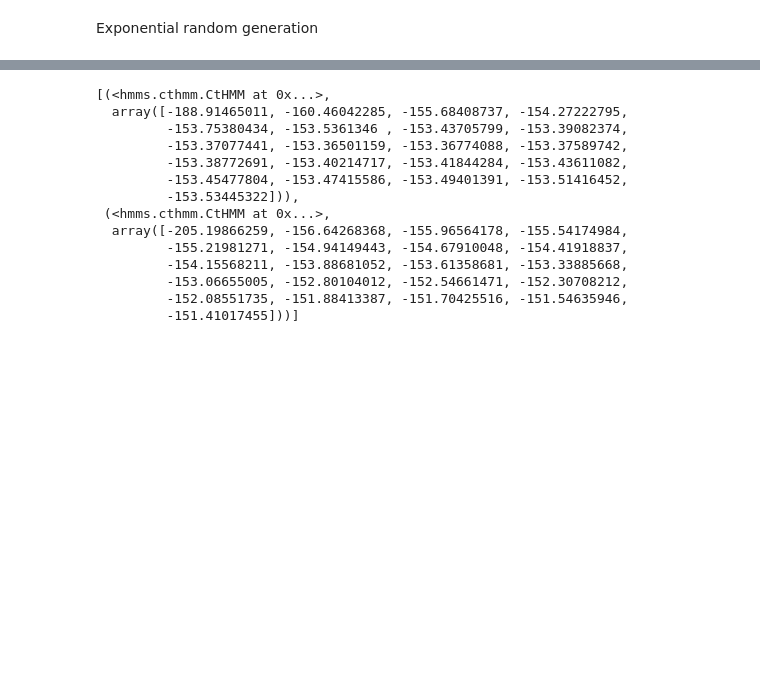
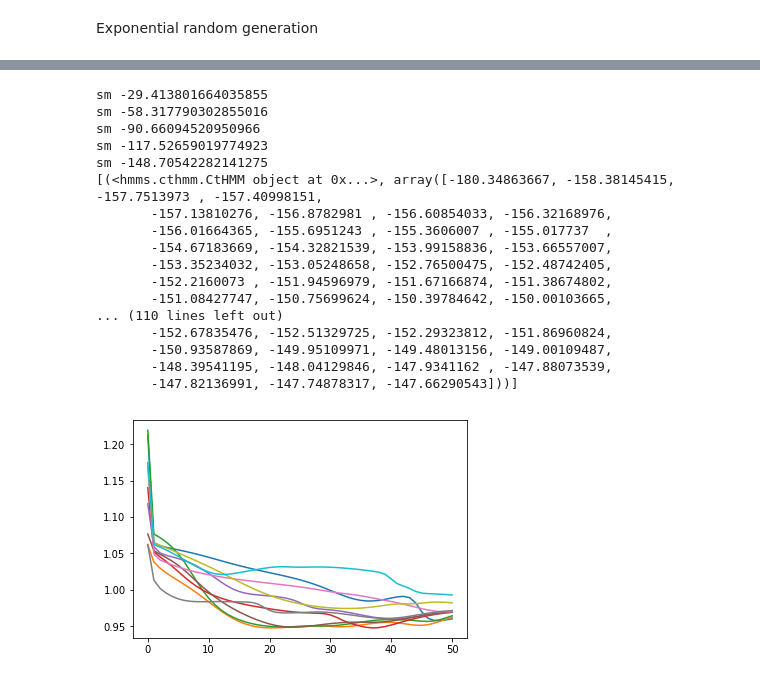
Before and after one commit to lopatovsky/HMMs, a Jupyter notebook: CT-HMM.ipynb, the cells around one changed output, grey strips where cells are left out. Cells and saved outputs as stored; diff of their text form; code cells hidden in the pictures; blank space fills up the shorter version.

Commit message:
Finish basic multi train

```diff
--- a/CT-HMM.ipynb
+++ b/CT-HMM.ipynb
@@ -717,5 +717,5 @@ oute = chmm_re.baum_welch( t,e, 10 )
 #aout =  np.average(out,  axis=0)
 #aoute = np.average(oute, axis=0)
 # %%
-out = hmms.multi_train(3, t, e, 2, 20)
+out = hmms.multi_train(3, t, e, 10, 50, ret='all')
 # %% [output]
@@ -745,22 +761,36 @@ for line in out:
 
 
 plt.show()
-# %%
-out
-# %% [output]
-[(<hmms.cthmm.CtHMM at 0x...>,
-  array([-188.91465011, -160.46042285, -155.68408737, -154.27222795,
-         -153.75380434, -153.5361346 , -153.43705799, -153.39082374,
-         -153.37077441, -153.36501159, -153.36774088, -153.37589742,
-         -153.38772691, -153.40214717, -153.41844284, -153.43611082,
-         -153.45477804, -153.47415586, -153.49401391, -153.51416452,
-         -153.53445322])),
- (<hmms.cthmm.CtHMM at 0x...>,
-  array([-205.19866259, -156.64268368, -155.96564178, -155.54174984,
-         -155.21981271, -154.94149443, -154.67910048, -154.41918837,
-         -154.15568211, -153.88681052, -153.61358681, -153.33885668,
-         -153.06655005, -152.80104012, -152.54661471, -152.30708212,
-         -152.08551735, -151.88413387, -151.70425516, -151.54635946,
-         -151.41017455]))]
+# %%
+real = chmm.data_estimate( t, e )
+
+offset = 0
+
+print(out)
+
+for line in out:
+    #graph= line[1]
+    #print( type(line) )
+    #print( line[1]/real )
+    plt.plot(  line[1][offset:] / real )
+# %% [output]
+sm -29.413801664035855
+sm -58.317790302855016
+sm -90.66094520950966
+sm -117.52659019774923
+sm -148.70542282141275
+[(<hmms.cthmm.CtHMM object at 0x...>, array([-180.34863667, -158.38145415, -157.7513973 , -157.40998151,
+       -157.13810276, -156.8782981 , -156.60854033, -156.32168976,
+       -156.01664365, -155.6951243 , -155.3606007 , -155.017737  ,
+       -154.67183669, -154.32821539, -153.99158836, -153.66557007,
+       -153.35234032, -153.05248658, -152.76500475, -152.48742405,
+       -152.2160073 , -151.94596979, -151.67166874, -151.38674802,
+       -151.08427747, -150.75699624, -150.39784642, -150.00103665,
+... (110 lines left out)
+       -152.67835476, -152.51329725, -152.29323812, -151.86960824,
+       -150.93587869, -149.95109971, -149.48013156, -149.00109487,
+       -148.39541195, -148.04129846, -147.9341162 , -147.88073539,
+       -147.82136991, -147.74878317, -147.66290543]))]
+[figure, added]
 # %%
 oute
```
Also changed, not shown: parts of 1 cell of this notebook, 2 other files.
